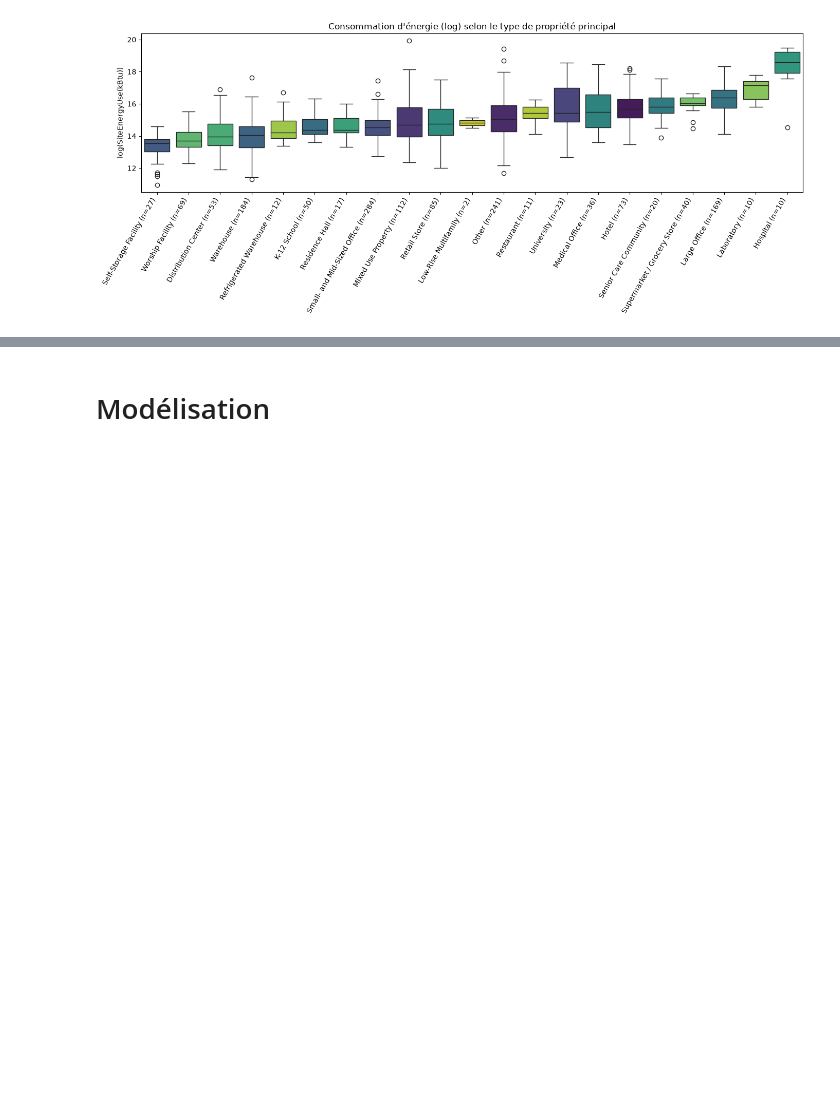
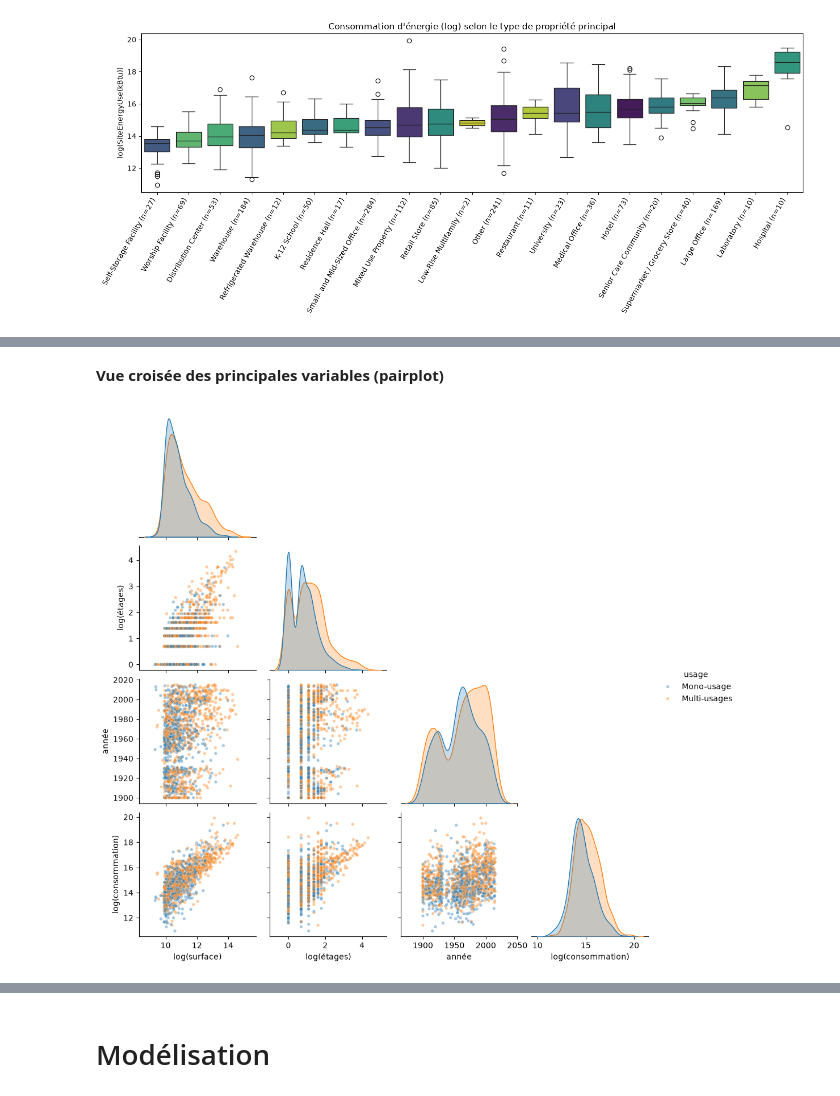
Before and after one commit to youdontknowmu/Projet3, a Jupyter notebook: P3_template_modelistation_supervisee_data_scientist.ipynb, the cells around one changed output, grey strips where cells are left out. Cells and saved outputs as stored; diff of their text form; code cells hidden in the pictures; blank space fills up the shorter version.

```diff
--- a/P3_template_modelistation_supervisee_data_scientist.ipynb
+++ b/P3_template_modelistation_supervisee_data_scientist.ipynb
@@ -378,0 +771,20 @@ plt.show()
+# %% [markdown]
+**Vue croisée des principales variables (pairplot)**
+# %%
+"""Pairplot : vue croisée des principales variables (mono vs multi-usages)"""
+# Tableau temporaire, avec le log des variables asymétriques (cf. 1.8) pour que les nuages soient lisibles
+# Parking exclu : 80 % de zéros, et log(0) est impossible
+donnees_pairplot = pd.DataFrame({
+    "log(surface)": np.log(building_consumption["PropertyGFATotal"]),
+    "log(étages)": np.log(building_consumption["NumberofFloors"]),
+    "année": building_consumption["YearBuilt"],
+    "log(consommation)": np.log(building_consumption[target]),
+    "usage": type_usage,   # défini dans la cellule mono/multi juste au-dessus
+})
+
+# corner=True : n'affiche que le triangle inférieur (le reste serait en double)
+# hue="usage" : une couleur par groupe mono / multi
+sns.pairplot(donnees_pairplot, hue="usage", corner=True, plot_kws={"alpha": 0.4, "s": 15})
+plt.show()
+# %% [output]
+[figure, added]
```
Also changed, not shown: parts of 54 cells of this notebook, 1 other file.
